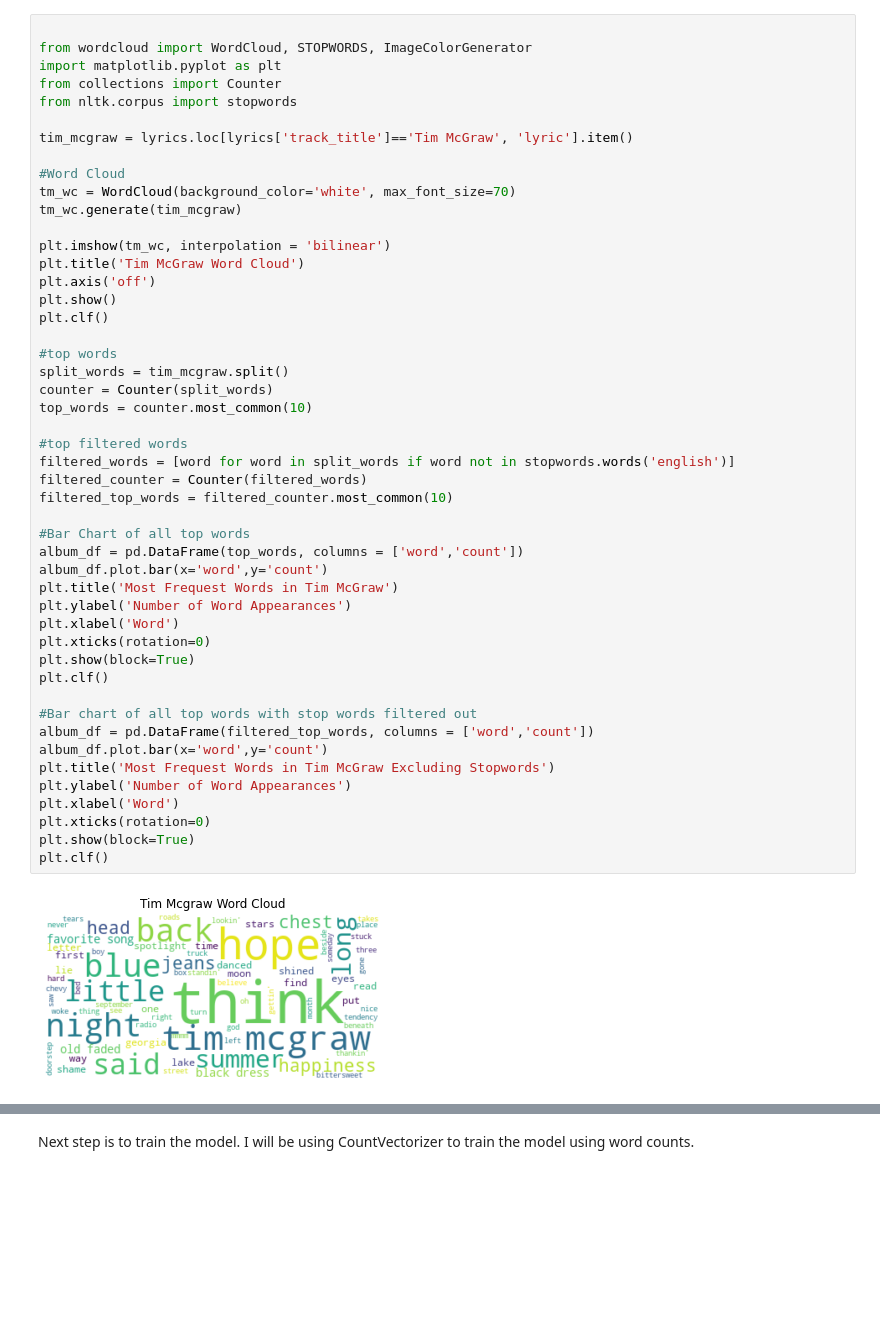
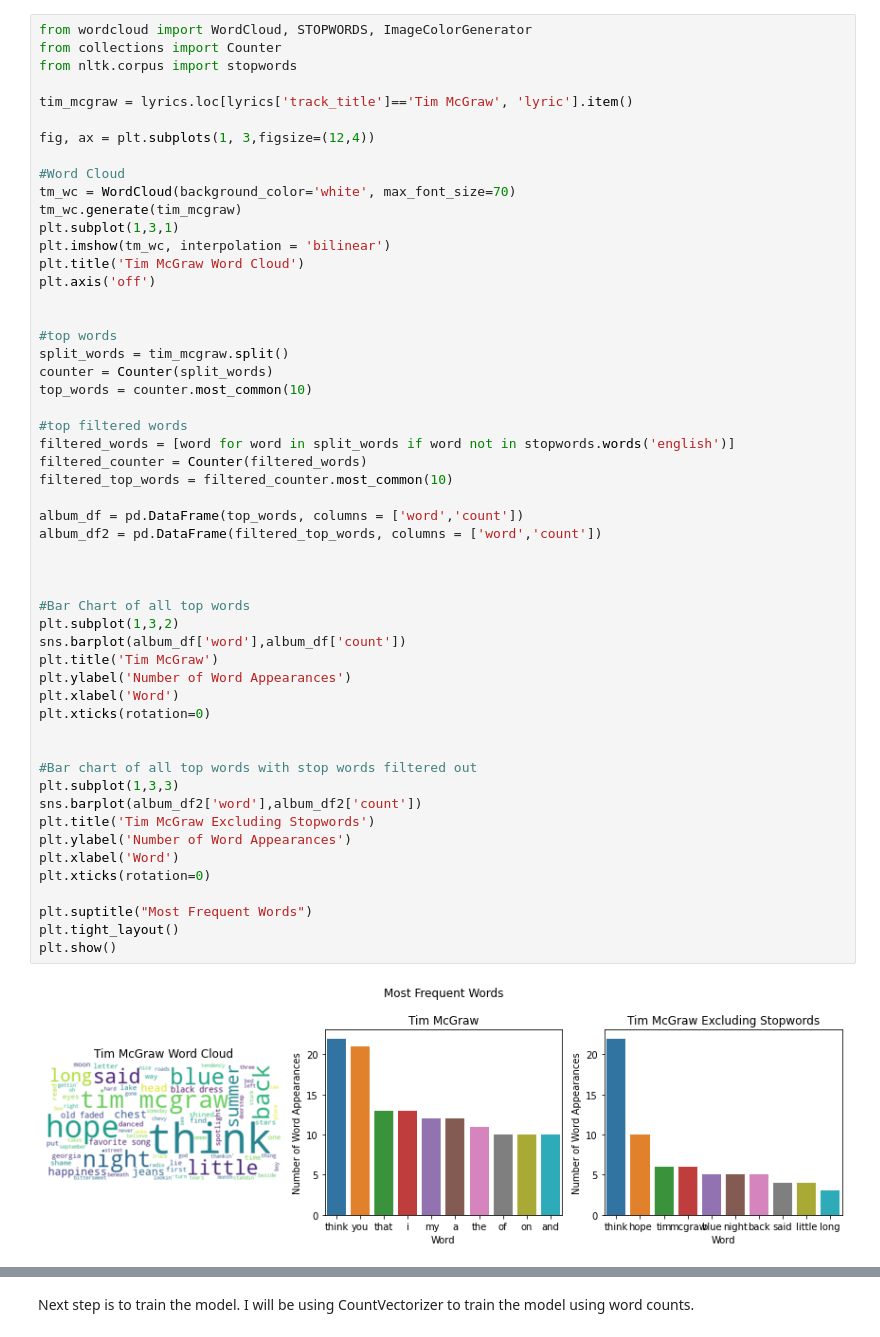
Before and after one commit to bajajalisha/Taylor-Swift-Album-Predicter, a Jupyter notebook: main.ipynb, the cells around one changed output, grey strips where cells are left out. Cells and saved outputs as stored; diff of their text form; blank space fills up the shorter version.

```diff
--- a/main.ipynb
+++ b/main.ipynb
@@ -62,50 +74,55 @@ Before I get started with the predictor, I wanted to take a look at the frequenc
 # %%
-
 from wordcloud import WordCloud, STOPWORDS, ImageColorGenerator
-import matplotlib.pyplot as plt
 from collections import Counter
 from nltk.corpus import stopwords
 
 tim_mcgraw = lyrics.loc[lyrics['track_title']=='Tim McGraw', 'lyric'].item()
 
+fig, ax = plt.subplots(1, 3,figsize=(12,4))
+
 #Word Cloud
 tm_wc = WordCloud(background_color='white', max_font_size=70)
 tm_wc.generate(tim_mcgraw)
-
+plt.subplot(1,3,1)
 plt.imshow(tm_wc, interpolation = 'bilinear')
 plt.title('Tim McGraw Word Cloud')
 plt.axis('off')
-plt.show()
-plt.clf()
+
 
 #top words
 split_words = tim_mcgraw.split()
 counter = Counter(split_words)
 top_words = counter.most_common(10)
 
 #top filtered words
 filtered_words = [word for word in split_words if word not in stopwords.words('english')]
 filtered_counter = Counter(filtered_words)
 filtered_top_words = filtered_counter.most_common(10)
 
+album_df = pd.DataFrame(top_words, columns = ['word','count'])
+album_df2 = pd.DataFrame(filtered_top_words, columns = ['word','count'])
+
+
+
 #Bar Chart of all top words
-album_df = pd.DataFrame(top_words, columns = ['word','count'])
-album_df.plot.bar(x='word',y='count')
-plt.title('Most Frequest Words in Tim McGraw')
+plt.subplot(1,3,2)
+sns.barplot(album_df['word'],album_df['count'])
+plt.title('Tim McGraw')
 plt.ylabel('Number of Word Appearances')
 plt.xlabel('Word')
 plt.xticks(rotation=0)
-plt.show(block=True)
-plt.clf()
+
 
 #Bar chart of all top words with stop words filtered out
-album_df = pd.DataFrame(filtered_top_words, columns = ['word','count'])
-album_df.plot.bar(x='word',y='count')
-plt.title('Most Frequest Words in Tim McGraw Excluding Stopwords')
+plt.subplot(1,3,3)
+sns.barplot(album_df2['word'],album_df2['count'])
+plt.title('Tim McGraw Excluding Stopwords')
 plt.ylabel('Number of Word Appearances')
 plt.xlabel('Word')
 plt.xticks(rotation=0)
-plt.show(block=True)
-plt.clf()
+
+plt.suptitle("Most Frequent Words")
+plt.tight_layout()
+plt.show()
 # %% [output]
-[figure, old version]
+[figure, new version]
```
Also changed, not shown: parts of 28 cells of this notebook.
